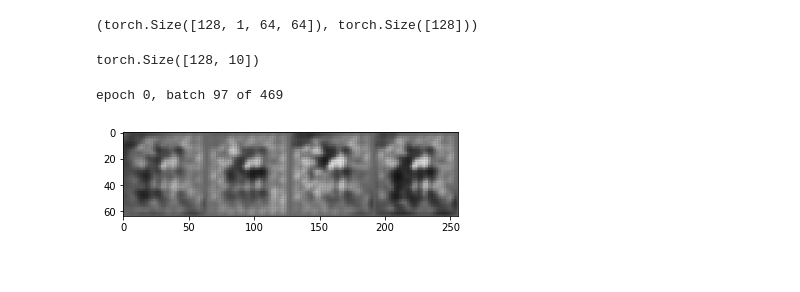
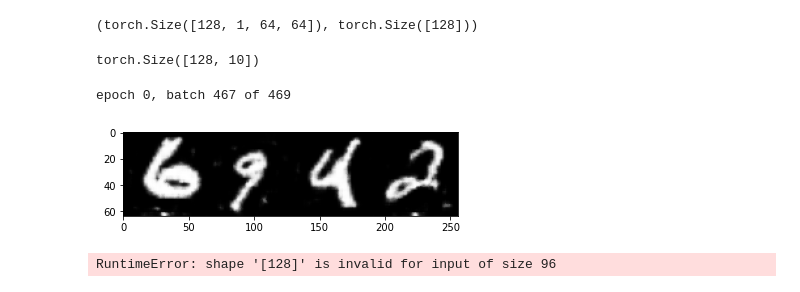
Before and after one commit to YakubovSlava/PrivateCodeRepo, a Jupyter notebook: conditional_dcgan/model.ipynb, the cells around one changed output. Cells and saved outputs as stored; diff of their text form; code cells hidden in the pictures.

```diff
--- a/conditional_dcgan/model.ipynb
+++ b/conditional_dcgan/model.ipynb
@@ -163,36 +132,37 @@ for epoch in tqdm(range(num_epochs)):
     loss_gen = 0
     loss_disc = 0
     loss_gen = 0
     for batch_idx, (image, label) in enumerate(dataloader):
         image = image.to(device)
         label = F.one_hot(label).float().to(device)
         d_real = discriminator(image, label).squeeze(-1)
 
         noise = torch.randn(batch_size, z_dim, 1, 1).to(device)
-        fake = generator.forward(noise, label)
-        d_fake = discriminator.forward(fake, label).view(batch_size)
+        fake = generator.forward(noise[:label.shape[0]], label)
+        d_fake = discriminator.forward(fake[:label.shape[0]], label).view(label.shape[0])
 
         # calculate loss function
         #discriminator
         loss_d = bceloss(d_real, torch.ones_like(d_real)) + bceloss(d_fake, torch.zeros_like(d_fake))
         loss_disc+=loss_d.detach().item()
         discriminator.zero_grad()
         loss_d.backward(retain_graph=True)
         optimizer_d.step()
 
         #generator
-        d_fake = discriminator.forward(fake, label).view(batch_size)
+        d_fake = discriminator.forward(fake, label).view(label.shape[0])
         loss_g = bceloss(d_fake, torch.ones_like(d_fake))
         generator.zero_grad()
         loss_g.backward()
         optimizer_g.step()
         loss_gen+=loss_g.detach().item()
         clear_output()
         # print(f'loss_gen={loss_gen/batch_size}, loss_disc={loss_disc/batch_size}')
         print(f'epoch {epoch}, batch {batch_idx} of {len(dataloader)}')
-        images = (generator.forward(default_noise, label).reshape(batch_size, 1, img_size, img_size)*0.5+0.5).cpu().detach().numpy()
+        images = (generator.forward(default_noise[:label.shape[0]], label).reshape(batch_size, 1, img_size, img_size)*0.5+0.5).cpu().detach().numpy()
         plt.imshow(np.concatenate(images[:, 0, :, :], axis=1)[:, :img_size*4], cmap=plt.get_cmap('gray'), vmin=0, vmax=1)
         plt.show()
 # %% [output]
-epoch 0, batch 97 of 469
+epoch 0, batch 467 of 469
-[figure, old version]
+[figure, new version]
+RuntimeError: shape '[128]' is invalid for input of size 96
```
Also changed, not shown: parts of 8 cells of this notebook, 1 other file.
